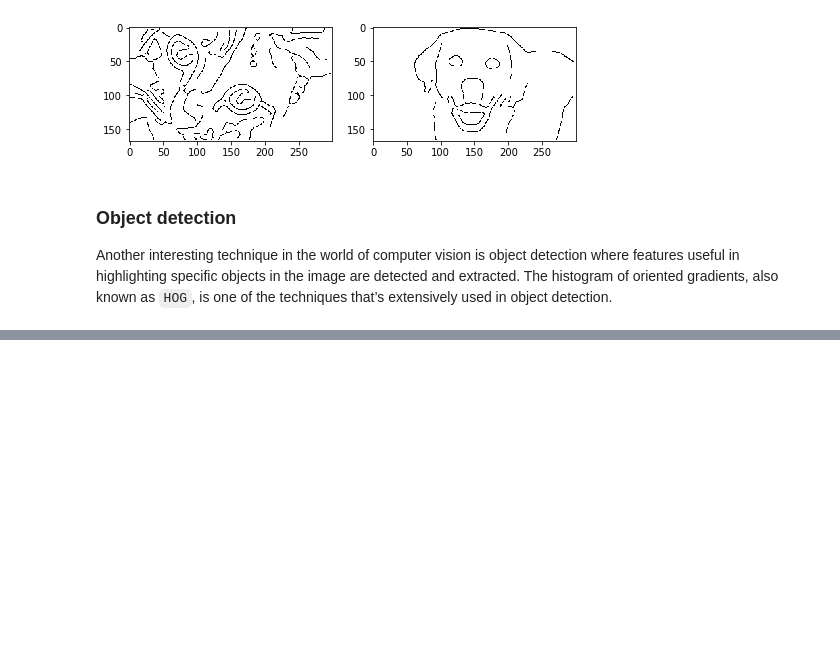
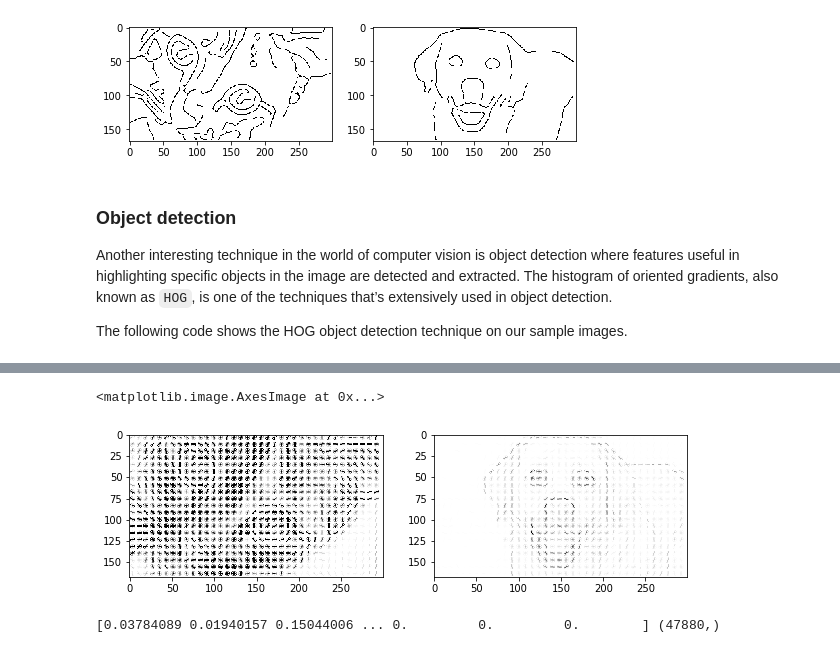
Before and after one commit to Chiva-Zhao/pproject, a Jupyter notebook: 20190917/Feature_Engineering_Imag.ipynb, the cells around one changed output, grey strips where cells are left out. Saved outputs shown, nothing was run; the diff lists cells and outputs as text; code cells hidden in the pictures; blank space fills up the shorter version.

```diff
--- a/20190917/Feature_Engineering_Imag.ipynb
+++ b/20190917/Feature_Engineering_Imag.ipynb
@@ -179,3 +179,22 @@ ax2.imshow(dog_edges, cmap='binary')
 Another interesting technique in the world of computer vision is object detection where features useful
 in highlighting specific objects in the image are detected and extracted. The histogram of oriented
 gradients, also known as `HOG`, is one of the techniques that’s extensively used in object detection.
+
+The following code shows the HOG object detection technique on our sample images.
+# %%
+from skimage.feature import hog
+from skimage import exposure
+fd_cat, cat_hog = hog(cgs, orientations=8, pixels_per_cell=(8, 8),
+                    cells_per_block=(3, 3), visualise=True)
+fd_dog, dog_hog = hog(dgs, orientations=8, pixels_per_cell=(8, 8),
+                    cells_per_block=(3, 3), visualise=True)
+
+# rescaling intensity to get better plots
+cat_hogs = exposure.rescale_intensity(cat_hog, in_range=(0, 0.04))
+dog_hogs = exposure.rescale_intensity(dog_hog, in_range=(0, 0.04))
+fig = plt.figure(figsize = (10,4))
+ax1 = fig.add_subplot(1,2, 1)
+ax1.imshow(cat_hogs, cmap='binary')
+ax2 = fig.add_subplot(1,2, 2)
+ax2.imshow(dog_hog, cmap='binary')
+# %% [output]
@@ -181,0 +203,6 @@ gradients, also known as `HOG`, is one of the techniques that’s extensively us
+<matplotlib.image.AxesImage at 0x...>
+[figure, added]
+# %%
+print(fd_cat, fd_cat.shape)
+# %% [output]
+[0.03784089 0.01940157 0.15044006 ... 0.         0.         0.        ] (47880,)
```
Also changed, not shown: parts of 23 cells of this notebook.
